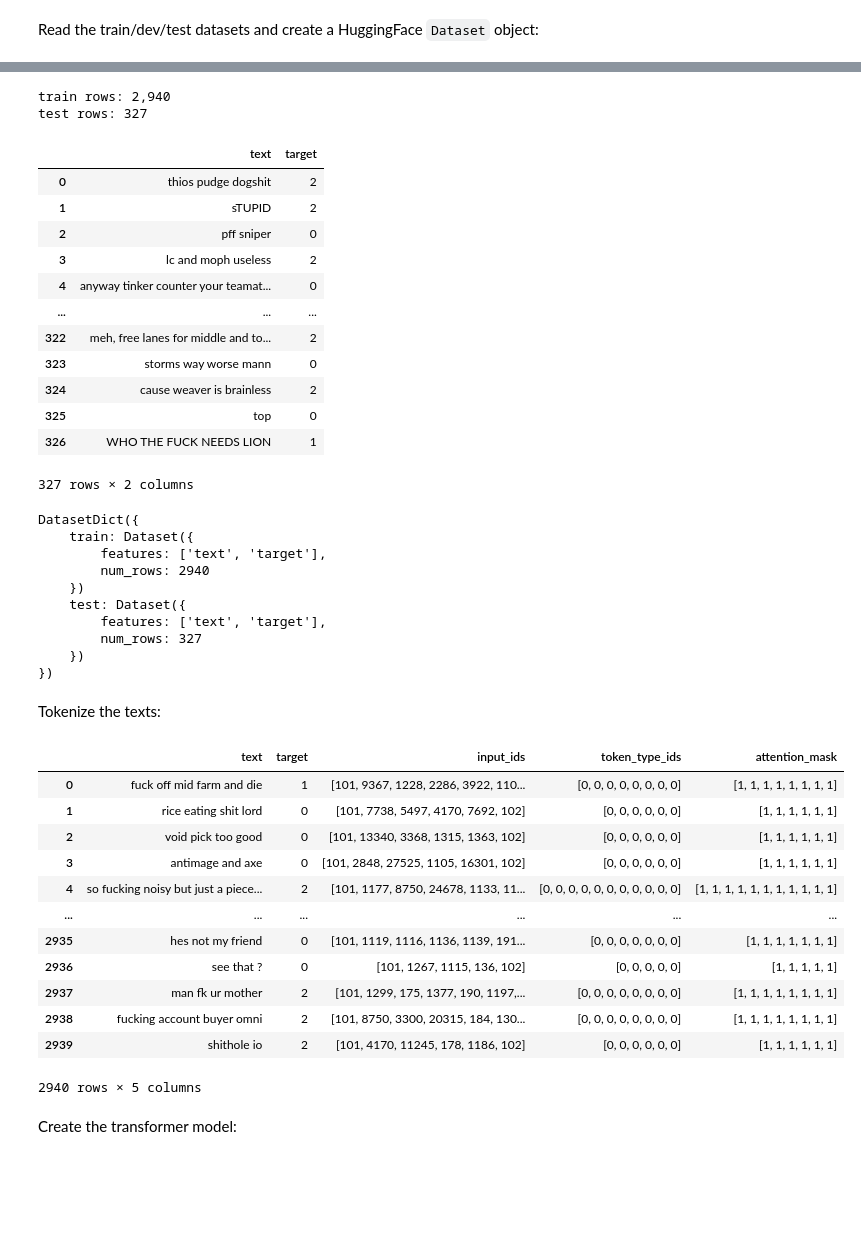
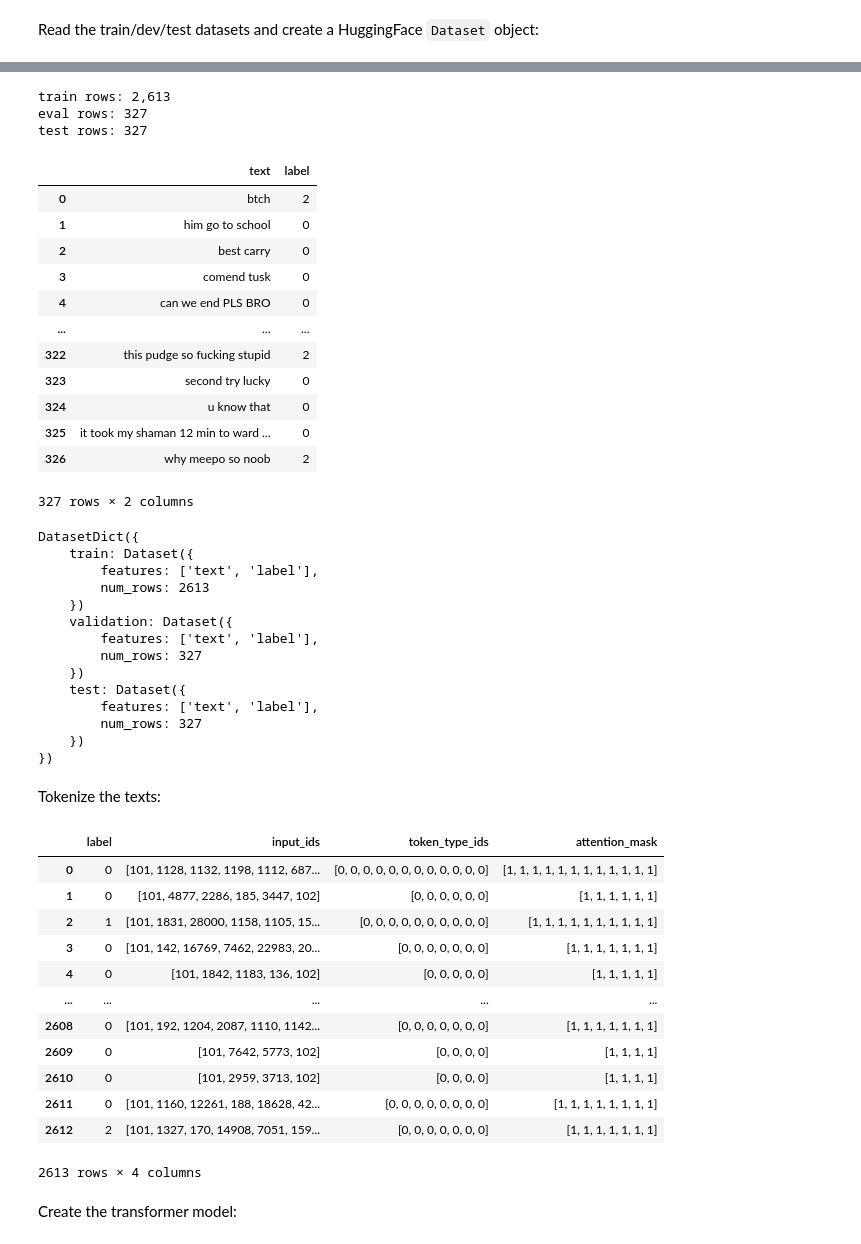
Before and after one commit to schen108/CSC-396-Gaming-Toxicity, a Jupyter notebook: transformer.ipynb, the cells around one changed output, grey strips where cells are left out. Drawn from its saved outputs; the diff is of its cells as text; code cells hidden in the pictures; blank space fills up the shorter version.

```diff
--- a/transformer.ipynb
+++ b/transformer.ipynb
@@ -63,7 +63,9 @@ def read_dota_data(filename):
     # Get only the text and label columns
     return df[["text","target"]]
 # %%
-# labels = open('data/ag_news_csv/classes.txt').read().splitlines()
+labels = open('classes.txt').read().splitlines()
 data = read_dota_data('1/tagged-data.csv')
+print(labels)
+data = data.rename(columns={"target": "label"})
 data
 # %% [output]
@@ -83,48 +86,55 @@ data
 # %%
 from sklearn.model_selection import train_test_split
 
-train_df, test_df = train_test_split(data, train_size=0.9)
+train_df, eval_and_test_df = train_test_split(data, train_size=0.8)
+eval_df, test_df = train_test_split(eval_and_test_df, train_size=0.5)
 train_df.reset_index(inplace=True, drop=True)
+eval_df.reset_index(inplace=True, drop=True)
 test_df.reset_index(inplace=True, drop=True)
 
 print(f'train rows: {len(train_df.index):,}')
+print(f'eval rows: {len(eval_df.index):,}')
 print(f'test rows: {len(test_df.index):,}')
-# print(f'test rows: {len(test_df.index):,}')
 # %% [output]
-train rows: 2,940
+train rows: 2,613
+eval rows: 327
 test rows: 327
 # %%
-test_df
+eval_df
 # %% [output]
-|  | text | target |
-| 0 | thios pudge dogshit | 2 |
-| 1 | sTUPID | 2 |
-| 2 | pff sniper | 0 |
-| 3 | lc and moph useless | 2 |
-| 4 | anyway tinker counter your teamat... | 0 |
+|  | text | label |
+| 0 | btch | 2 |
+| 1 | him go to school | 0 |
+| 2 | best carry | 0 |
+| 3 | comend tusk | 0 |
+| 4 | can we end PLS BRO | 0 |
 | ... | ... | ... |
-| 322 | meh, free lanes for middle and to... | 2 |
-| 323 | storms way worse mann | 0 |
-| 324 | cause weaver is brainless | 2 |
-| 325 | top | 0 |
-| 326 | WHO THE FUCK NEEDS LION | 1 |
+| 322 | this pudge so fucking stupid | 2 |
+| 323 | second try lucky | 0 |
+| 324 | u know that | 0 |
+| 325 | it took my shaman 12 min to ward ... | 0 |
+| 326 | why meepo so noob | 2 |
 327 rows × 2 columns
 # %%
 from datasets import Dataset, DatasetDict
 
 ds = DatasetDict()
 ds['train'] = Dataset.from_pandas(train_df)
-# ds['validation'] = Dataset.from_pandas(eval_df)
+ds['validation'] = Dataset.from_pandas(eval_df)
 ds['test'] = Dataset.from_pandas(test_df)
 ds
 # %% [output]
 DatasetDict({
     train: Dataset({
-        features: ['text', 'target'],
-        num_rows: 2940
+        features: ['text', 'label'],
+        num_rows: 2613
+    })
+    validation: Dataset({
+        features: ['text', 'label'],
+        num_rows: 327
     })
     test: Dataset({
-        features: ['text', 'target'],
+        features: ['text', 'label'],
         num_rows: 327
     })
 })
@@ -138,32 +148,34 @@ tokenizer = AutoTokenizer.from_pretrained(transformer_name)
 # %%
 def tokenize(examples):
     return tokenizer(examples['text'], truncation=True)
 
 train_ds = ds['train'].map(
     tokenize,
     batched=True,
+    remove_columns=['text'],
     # remove_columns=['title', 'description', 'text'],
 )
-test_ds = ds['test'].map(
+eval_ds = ds['validation'].map(
     tokenize,
     batched=True,
+    remove_columns=['text'],
     # remove_columns=['title', 'description', 'text'],
 )
 train_ds.to_pandas()
 # %% [output]
-|  | text | target | input_ids | token_type_ids | attention_mask |
-| 0 | fuck off mid farm and die | 1 | [101, 9367, 1228, 2286, 3922, 110... | [0, 0, 0, 0, 0, 0, 0, 0] | [1, 1, 1, 1, 1, 1, 1, 1] |
-| 1 | rice eating shit lord | 0 | [101, 7738, 5497, 4170, 7692, 102] | [0, 0, 0, 0, 0, 0] | [1, 1, 1, 1, 1, 1] |
-| 2 | void pick too good | 0 | [101, 13340, 3368, 1315, 1363, 102] | [0, 0, 0, 0, 0, 0] | [1, 1, 1, 1, 1, 1] |
-| 3 | antimage and axe | 0 | [101, 2848, 27525, 1105, 16301, 102] | [0, 0, 0, 0, 0, 0] | [1, 1, 1, 1, 1, 1] |
-| 4 | so fucking noisy but just a piece... | 2 | [101, 1177, 8750, 24678, 1133, 11... | [0, 0, 0, 0, 0, 0, 0, 0, 0, 0, 0] | [1, 1, 1, 1, 1, 1, 1, 1, 1, 1, 1] |
-| ... | ... | ... | ... | ... | ... |
-| 2935 | hes not my friend | 0 | [101, 1119, 1116, 1136, 1139, 191... | [0, 0, 0, 0, 0, 0, 0] | [1, 1, 1, 1, 1, 1, 1] |
-| 2936 | see that ? | 0 | [101, 1267, 1115, 136, 102] | [0, 0, 0, 0, 0] | [1, 1, 1, 1, 1] |
-| 2937 | man fk ur mother | 2 | [101, 1299, 175, 1377, 190, 1197,... | [0, 0, 0, 0, 0, 0, 0, 0] | [1, 1, 1, 1, 1, 1, 1, 1] |
-| 2938 | fucking account buyer omni | 2 | [101, 8750, 3300, 20315, 184, 130... | [0, 0, 0, 0, 0, 0, 0, 0] | [1, 1, 1, 1, 1, 1, 1, 1] |
-| 2939 | shithole io | 2 | [101, 4170, 11245, 178, 1186, 102] | [0, 0, 0, 0, 0, 0] | [1, 1, 1, 1, 1, 1] |
+|  | label | input_ids | token_type_ids | attention_mask |
+| 0 | 0 | [101, 1128, 1132, 1198, 1112, 687... | [0, 0, 0, 0, 0, 0, 0, 0, 0, 0, 0, 0] | [1, 1, 1, 1, 1, 1, 1, 1, 1, 1, 1, 1] |
+| 1 | 0 | [101, 4877, 2286, 185, 3447, 102] | [0, 0, 0, 0, 0, 0] | [1, 1, 1, 1, 1, 1] |
+| 2 | 1 | [101, 1831, 28000, 1158, 1105, 15... | [0, 0, 0, 0, 0, 0, 0, 0, 0, 0] | [1, 1, 1, 1, 1, 1, 1, 1, 1, 1] |
+| 3 | 0 | [101, 142, 16769, 7462, 22983, 20... | [0, 0, 0, 0, 0, 0, 0] | [1, 1, 1, 1, 1, 1, 1] |
+| 4 | 0 | [101, 1842, 1183, 136, 102] | [0, 0, 0, 0, 0] | [1, 1, 1, 1, 1] |
+| ... | ... | ... | ... | ... |
+| 2608 | 0 | [101, 192, 1204, 2087, 1110, 1142... | [0, 0, 0, 0, 0, 0, 0] | [1, 1, 1, 1, 1, 1, 1] |
+| 2609 | 0 | [101, 7642, 5773, 102] | [0, 0, 0, 0] | [1, 1, 1, 1] |
+| 2610 | 0 | [101, 2959, 3713, 102] | [0, 0, 0, 0] | [1, 1, 1, 1] |
+| 2611 | 0 | [101, 1160, 12261, 188, 18628, 42... | [0, 0, 0, 0, 0, 0, 0, 0] | [1, 1, 1, 1, 1, 1, 1, 1] |
+| 2612 | 2 | [101, 1327, 170, 14908, 7051, 159... | [0, 0, 0, 0, 0, 0, 0] | [1, 1, 1, 1, 1, 1, 1] |
-2940 rows × 5 columns
+2613 rows × 4 columns
 # %% [markdown]
 Create the transformer model:
 # %%
```
Also changed, not shown: parts of 7 cells of this notebook, 1 other file.
